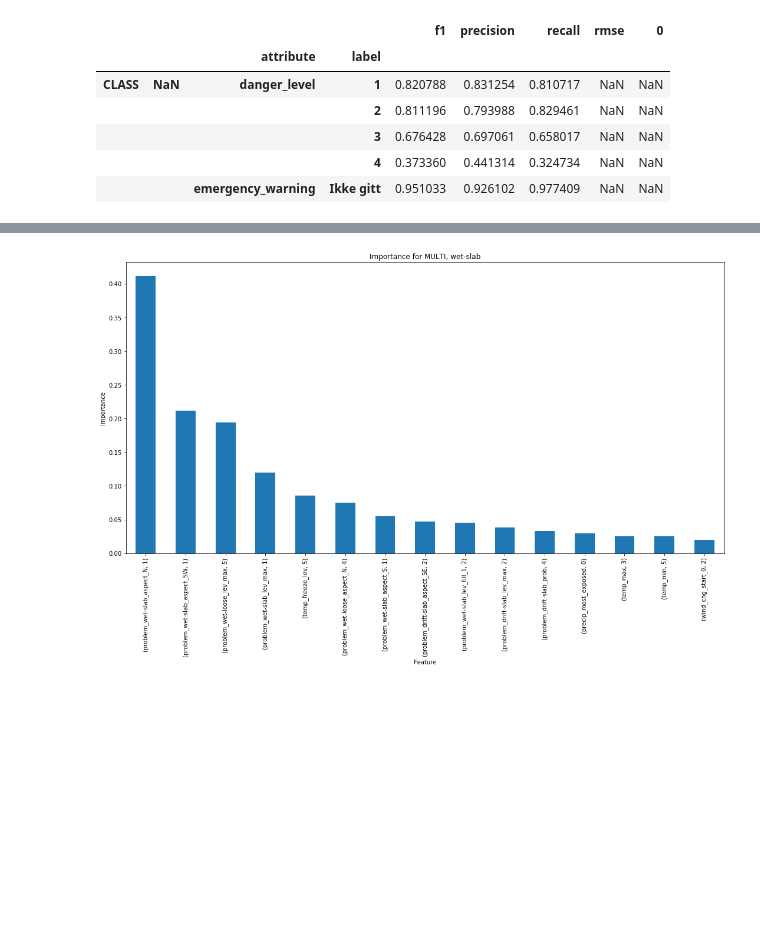
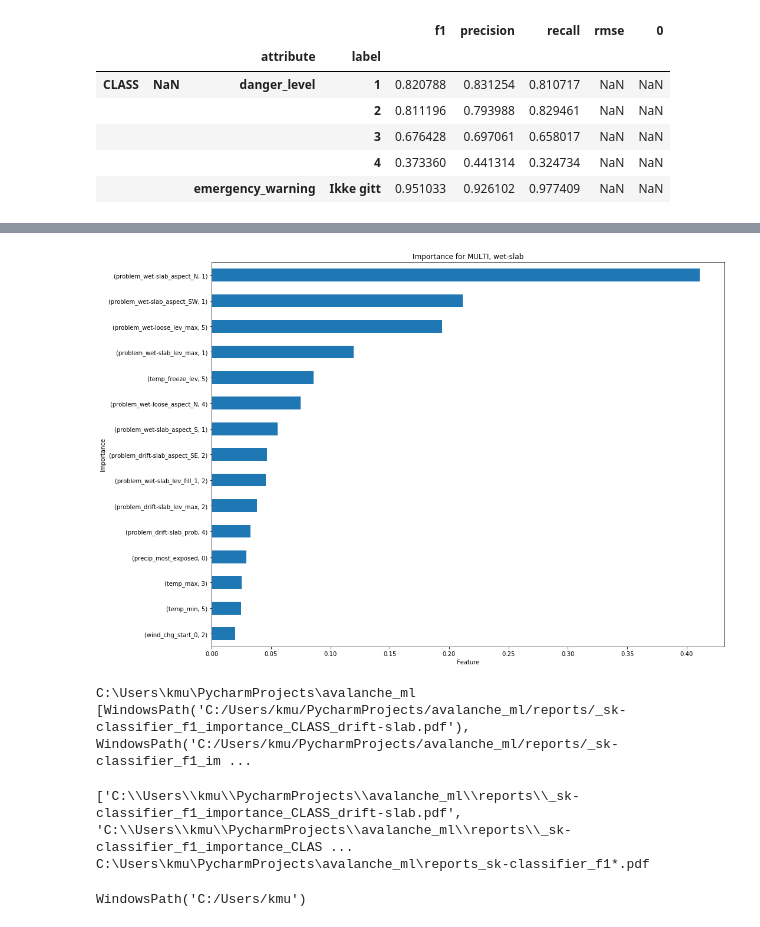
Before and after one commit to NVE/avalanche_ml, a Jupyter notebook: notebooks/feature_importance/feature_importance.ipynb, the cells around one changed output, grey strips where cells are left out. Cells and saved outputs as stored; diff of their text form; code cells hidden in the pictures; blank space fills up the shorter version.

Commit message:
Added report generation to analysis module.

```diff
--- a/notebooks/feature_importance/feature_importance.ipynb
+++ b/notebooks/feature_importance/feature_importance.ipynb
@@ -1,14 +1,27 @@
 # %%
 import pandas as pd
-import numpy as np
-import matplotlib as mpl
 import matplotlib.pylab as plt
 from pathlib import Path
-
-plt.rcParams['figure.figsize'] = (15, 35)
 # %%
 # Set filepath
-root = Path(r'C:\Users\kmu\PycharmProjects\avalanche_ml')
+root = Path(r'~/PycharmProjects/avalanche_ml/').expanduser()
+report_dir = root / 'reports'
 f1_file = root / 'output/_sk-classifier_f1.csv'
 pred_file = root / 'output/_sk-classifier_pred.csv'
 importances_file = root / 'output/_sk-classifier_importances.csv'
+prefix = f1_file.stem
+# %%
+def rm_bad_char(s: str):
+    # initializing bad_chars_list
+    bad_chars = [';', ':', '!', "*", "?", "."]
+    if any(bc in s for bc in bad_chars):
+        for bc in bad_chars:
+            s = s.replace(bc, '_')
+        return s
+    else:
+        return s
+
+# Test it
+a = 'un:done_!'
+s = rm_bad_char(a)
+print(s)
@@ -70,9 +63,3 @@ importances_df.head()
 | region_id_3003 | 0 | 0.0 | 0.0 | 0.0 | 0.0 | 0.0 | 0.001267 | 0.0 | ... |
 | region_id_3004 | 0 | 0.0 | 0.0 | 0.0 | 0.0 | 0.0 | 0.000000 | 0.0 | ... |
 | region_id_3005 | 0 | 0.0 | 0.0 | 0.0 | 0.0 | 0.0 | 0.000000 | 0.0 | ... |
-# %%
-_df = importances_df.nlargest(15, ('CLASS', 'drift-slab'), keep='all')
-_df[('CLASS', 'drift-slab')].plot(kind='bar', figsize=(15, 10))
-plt.xlabel = 'Importance'
-plt.ylabel = 'Feature'
-plt.savefig('importance.pdf')
@@ -81,11 +66,11 @@ plt.savefig('importance.pdf')
 # %%
 for c in importances_df.columns:
     _df = importances_df.nlargest(15, c, keep='all')
-    _ax2 = _df[c].plot(kind='bar', figsize=(15, 10))
+    _ax2 = _df[c].sort_values().plot(kind='barh', figsize=(15, 10))
     _ax2.set(xlabel = 'Feature',
              ylabel = 'Importance',
              title = 'Importance for {0}, {1}'.format(c[0], c[1]))
     plt.tight_layout()
-    plt.savefig('importance_{0}_{1}.pdf'.format(c[0], c[1]))
+    plt.savefig('{2}_importance_{0}_{1}.pdf'.format(c[0], rm_bad_char(c[1]), prefix))
 # %% [output]
-[figure, old version]
+[figure, new version]
@@ -93,0 +77,14 @@ a = importances_df.columns[0][1]
+# %%
+# TODO: stitch together PDFs
+print(root)
+files = [e for e in report_dir.iterdir() if (e.is_file and e.suffix == '.pdf' and e.stem)]
+print(files)
+# %% [output]
+C:\Users\kmu\PycharmProjects\avalanche_ml
+[WindowsPath('C:/Users/kmu/PycharmProjects/avalanche_ml/reports/_sk-classifier_f1_importance_CLASS_drift-slab.pdf'), WindowsPath('C:/Users/kmu/PycharmProjects/avalanche_ml/reports/_sk-classifier_f1_im ...
+# %%
+from glob import glob
+a = glob(str(report_dir / '{0}*.pdf'.format(prefix)))
+# %% [output]
+['C:\\Users\\kmu\\PycharmProjects\\avalanche_ml\\reports\\_sk-classifier_f1_importance_CLASS_drift-slab.pdf', 'C:\\Users\\kmu\\PycharmProjects\\avalanche_ml\\reports\\_sk-classifier_f1_importance_CLAS ...
+C:\Users\kmu\PycharmProjects\avalanche_ml\reports_sk-classifier_f1*.pdf
@@ -93,0 +105,5 @@ a = importances_df.columns[0][1]
+# %%
+
+Path.home()
+# %% [output]
+WindowsPath('C:/Users/kmu')
```
Also changed, not shown: parts of 6 cells of this notebook, 3 other files.
